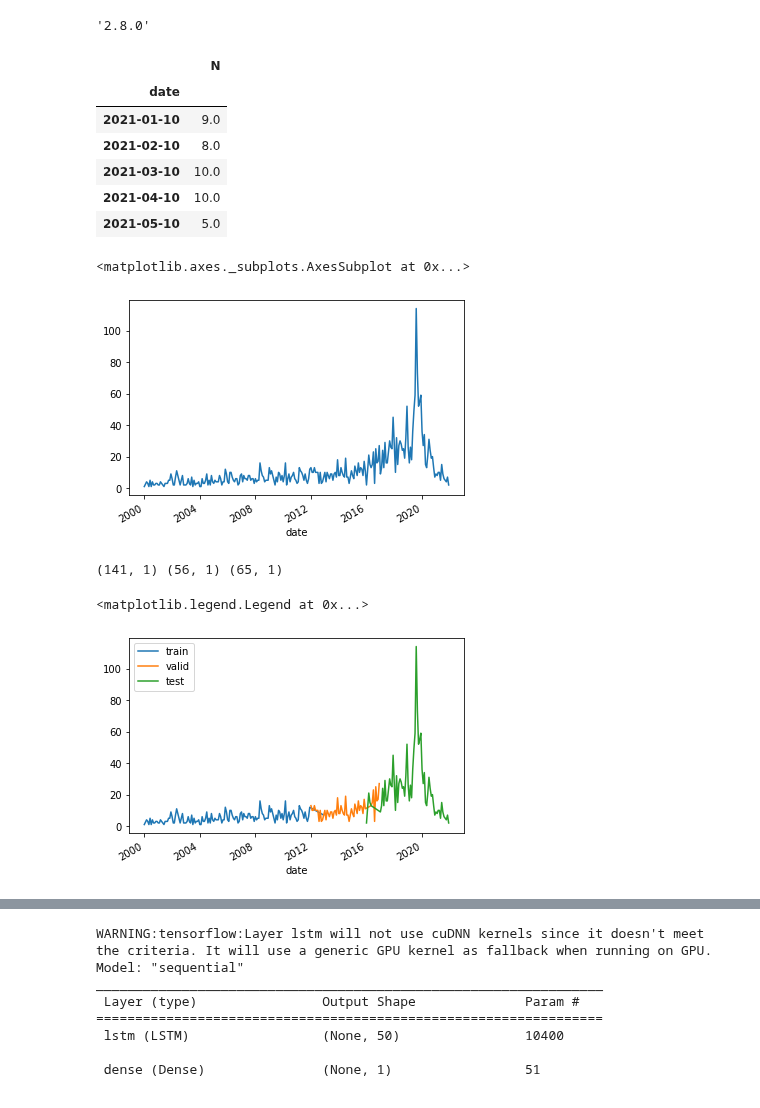
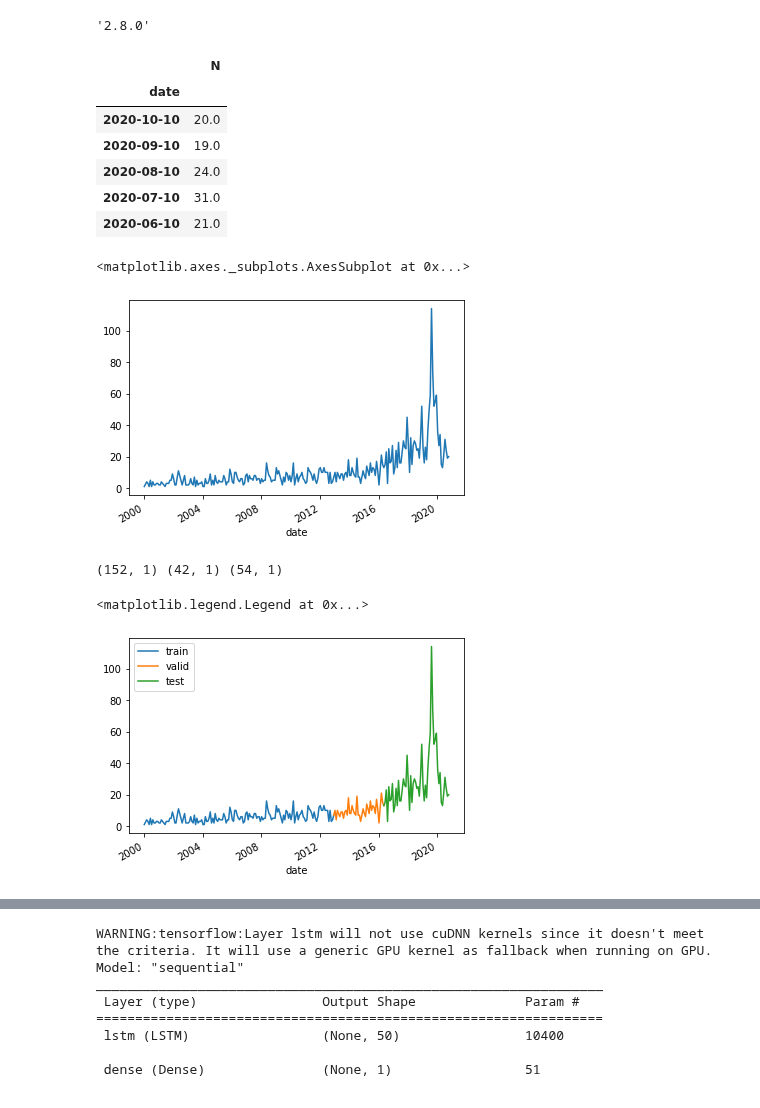
Before and after one commit to dongjun-kor/Python, a Jupyter notebook: dongjun_ipynb의_사본.ipynb, the cells around one changed output, grey strips where cells are left out. Saved outputs shown, nothing was run; the diff lists cells and outputs as text; code cells hidden in the pictures.

```diff
--- a/dongjun_ipynb의_사본.ipynb
+++ b/dongjun_ipynb의_사본.ipynb
@@ -34,23 +38,23 @@ from tensorflow.keras.callbacks import EarlyStopping, ModelCheckpoint
 import matplotlib.pyplot as plt
 %matplotlib inline
 # %%
-df = pd.read_csv('/content/drive/MyDrive/Colab Notebooks/Data/LSTMipc1.csv',
+df = pd.read_csv("/content/drive/MyDrive/CLSTMipc1.csv",
                  parse_dates =["date"], index_col ="date", dtype={'N':'float'},
                  engine='python',encoding='euc-kr')
 df.head()
 # %% [output]
 |  | N |
 | date |  |
-| 2021-01-10 | 9.0 |
-| 2021-02-10 | 8.0 |
-| 2021-03-10 | 10.0 |
-| 2021-04-10 | 10.0 |
-| 2021-05-10 | 5.0 |
+| 2020-10-10 | 20.0 |
+| 2020-09-10 | 19.0 |
+| 2020-08-10 | 24.0 |
+| 2020-07-10 | 31.0 |
+| 2020-06-10 | 21.0 |
 # %%
 df['N'].plot()
 # %% [output]
 <matplotlib.axes._subplots.AxesSubplot at 0x...>
-[figure, old version]
+[figure, new version]
 # %%
 # Validation set 추가
 split_date1 = pd.Timestamp('2012-12-10')
@@ -69,9 +73,9 @@ valid.plot(ax=ax)
 test.plot(ax=ax)
 plt.legend(['train', 'valid', 'test'])
 # %% [output]
-(141, 1) (56, 1) (65, 1)
+(152, 1) (42, 1) (54, 1)
 <matplotlib.legend.Legend at 0x...>
-[figure, old version]
+[figure, new version]
 # %%
 #학습되지 않아서 정규화 진행 X
 from sklearn.preprocessing import MinMaxScaler
```
Also changed, not shown: parts of 15 cells of this notebook.
